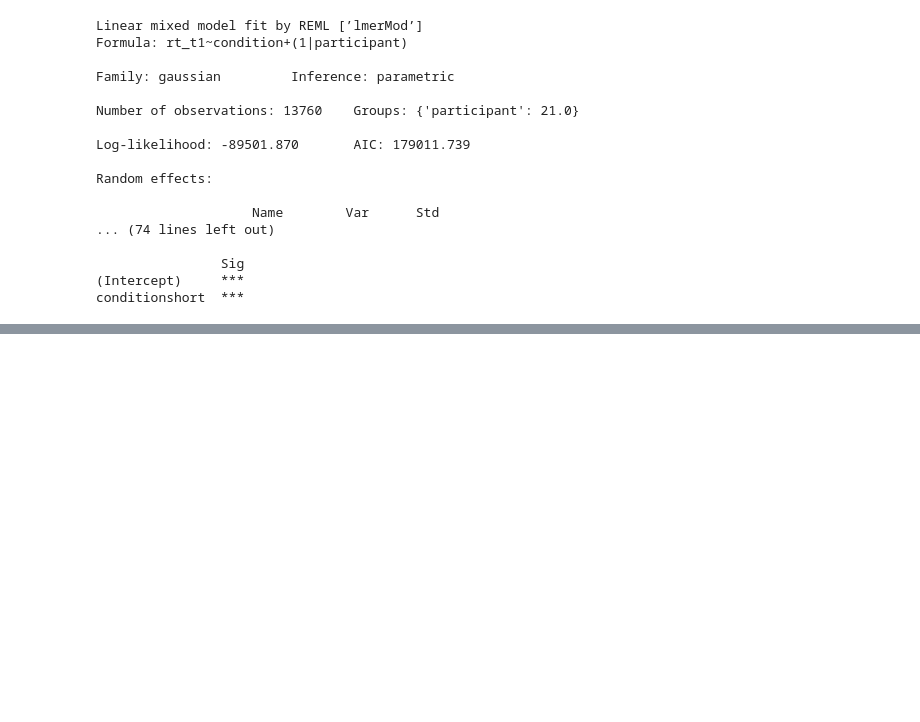
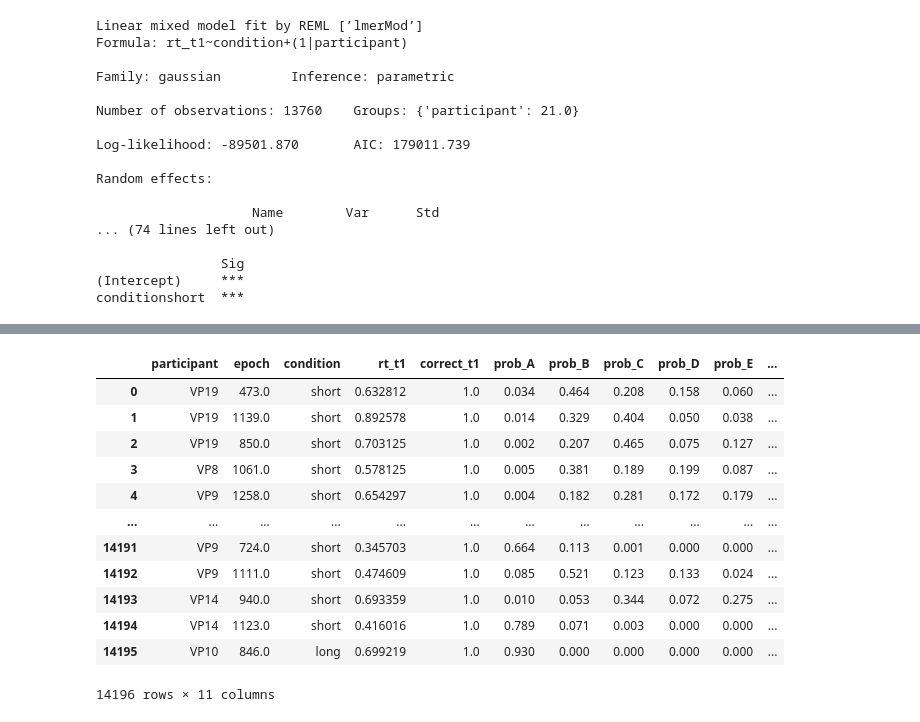
Before and after one commit to rickdott/prp, a Jupyter notebook: s4/4_analysis_combined.ipynb, the cells around one changed output, grey strips where cells are left out. Saved outputs shown, nothing was run; the diff lists cells and outputs as text; code cells hidden in the pictures; blank space fills up the shorter version.

```diff
--- a/s4/4_analysis_combined.ipynb
+++ b/s4/4_analysis_combined.ipynb
@@ -566,0 +819,16 @@ conditionshort  ***
+# %%
+posterior_df
+# %% [output]
+|  | participant | epoch | condition | rt_t1 | correct_t1 | prob_A | prob_B | prob_C | prob_D | prob_E | ... |
+| 0 | VP19 | 473.0 | short | 0.632812 | 1.0 | 0.034 | 0.464 | 0.208 | 0.158 | 0.060 | ... |
+| 1 | VP19 | 1139.0 | short | 0.892578 | 1.0 | 0.014 | 0.329 | 0.404 | 0.050 | 0.038 | ... |
+| 2 | VP19 | 850.0 | short | 0.703125 | 1.0 | 0.002 | 0.207 | 0.465 | 0.075 | 0.127 | ... |
+| 3 | VP8 | 1061.0 | short | 0.578125 | 1.0 | 0.005 | 0.381 | 0.189 | 0.199 | 0.087 | ... |
+| 4 | VP9 | 1258.0 | short | 0.654297 | 1.0 | 0.004 | 0.182 | 0.281 | 0.172 | 0.179 | ... |
+| ... | ... | ... | ... | ... | ... | ... | ... | ... | ... | ... | ... |
+| 14191 | VP9 | 724.0 | short | 0.345703 | 1.0 | 0.664 | 0.113 | 0.001 | 0.000 | 0.000 | ... |
+| 14192 | VP9 | 1111.0 | short | 0.474609 | 1.0 | 0.085 | 0.521 | 0.123 | 0.133 | 0.024 | ... |
+| 14193 | VP14 | 940.0 | short | 0.693359 | 1.0 | 0.010 | 0.053 | 0.344 | 0.072 | 0.275 | ... |
+| 14194 | VP14 | 1123.0 | short | 0.416016 | 1.0 | 0.789 | 0.071 | 0.003 | 0.000 | 0.000 | ... |
+| 14195 | VP10 | 846.0 | long | 0.699219 | 1.0 | 0.930 | 0.000 | 0.000 | 0.000 | 0.000 | ... |
+14196 rows × 11 columns
```
Also changed, not shown: parts of 23 cells of this notebook, 15 other files.
